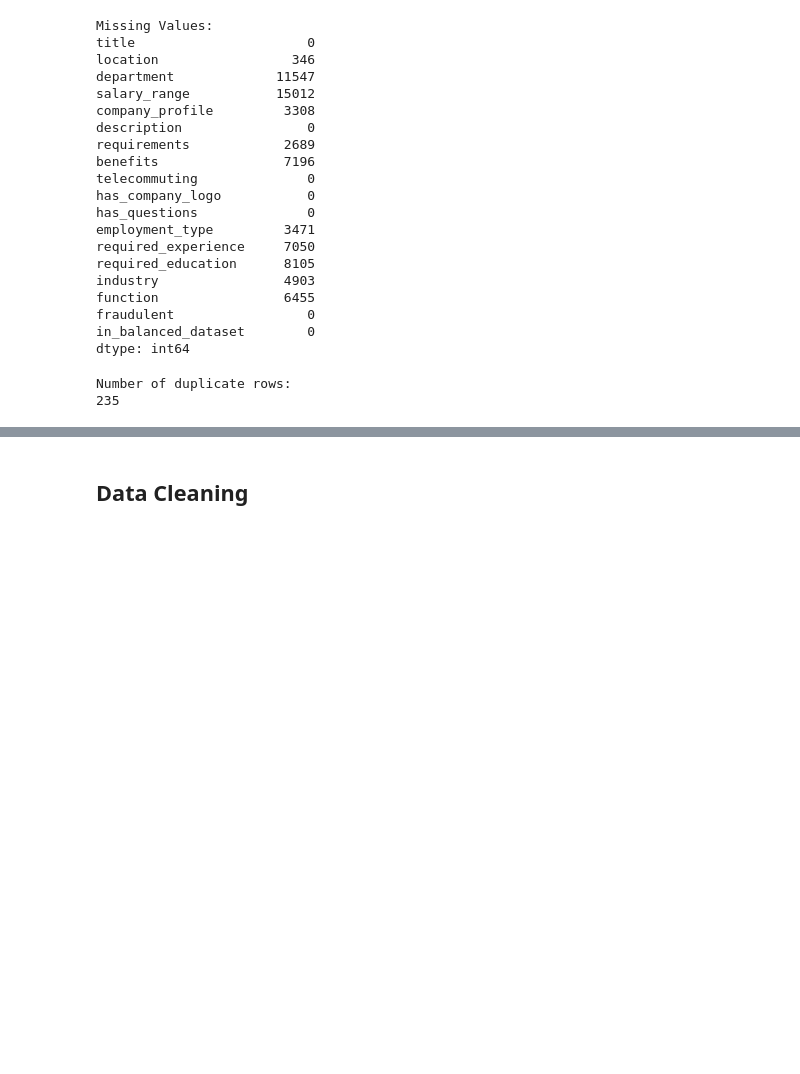
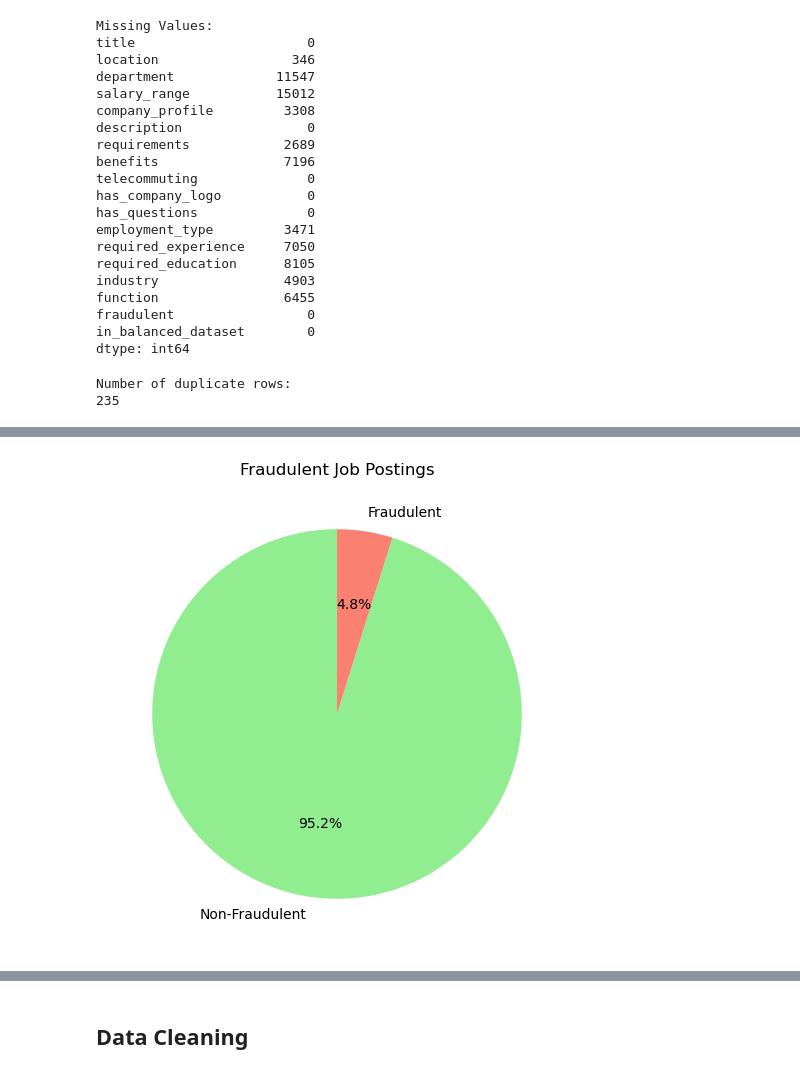
Before and after one commit to undeser/fake-jobs-detection, a Jupyter notebook: notebook.ipynb, the cells around one changed output, grey strips where cells are left out. Saved outputs shown, nothing was run; the diff lists cells and outputs as text; code cells hidden in the pictures; blank space fills up the shorter version.

```diff
--- a/notebook.ipynb
+++ b/notebook.ipynb
@@ -157,0 +216,10 @@ SyntaxError: 'break' outside loop (2864654861.py, line 7)
+# %%
+# Fraudulent job postings
+plt.figure(figsize=(6, 6))
+fraudulent_counts = df['fraudulent'].value_counts()
+fraudulent_counts.plot.pie(autopct='%1.1f%%', labels=['Non-Fraudulent', 'Fraudulent'], startangle=90, colors=['lightgreen', 'salmon'])
+plt.title('Fraudulent Job Postings')
+plt.ylabel('')
+plt.show()
+# %% [output]
+[figure, added]
```
Also changed, not shown: parts of 12 cells of this notebook.
